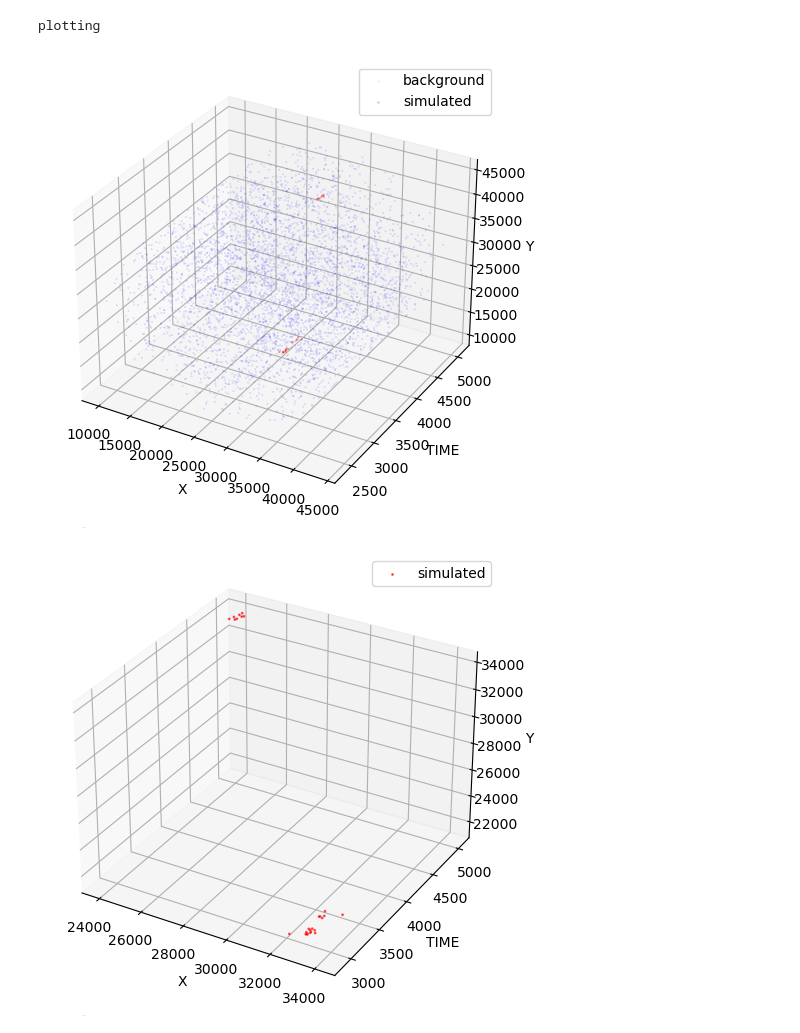
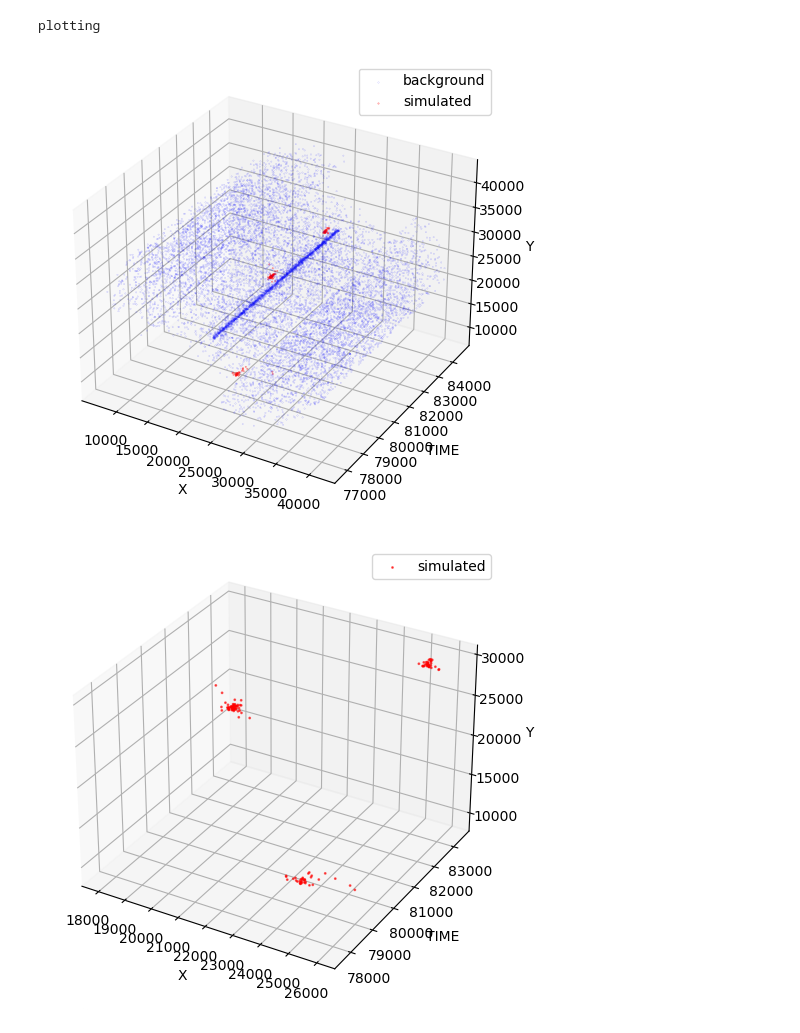
Before and after one commit to Samuele-Colombo/MPTD, a Jupyter notebook: new_approach_multiple_files.ipynb, the cells around one changed output. Drawn from its saved outputs; the diff is of its cells as text; code cells hidden in the pictures.

```diff
--- a/new_approach_multiple_files.ipynb
+++ b/new_approach_multiple_files.ipynb
@@ -950,11 +950,11 @@ def auto_single_file_analysis(filenames, keys, k, rej_thresholds, quantile, max_
 # max_time_interval = 10_000
 # rej_thresholds = (100, 0)
 # %%
-k = 2
+k = 10
 max_threshold = 0.3650823905436266
 max_time_interval = 9130.521246991688
 min_samples = 7
-rej_thresholds = (37,35)
+rej_thresholds = (20,0)
 
 withsim = True
 filters = {"FLAG": (0,4)}
@@ -981,7 +981,7 @@ from astropy.table import Table
 # filenames = [filename for filename in filenames if filename.endswith('PIEVLF0000.FTZ') or fits.open(filename)[0].header["SUBMODE"] == 'PrimeFullWindow']
 # filenames = random.sample(filenames, n)
 # %%
-n = 100
+n = 500
 # Set a fixed seed for replicability
 seed_value = 43
 random.seed(seed_value)
@@ -1208,18 +1215,18 @@ Registered 342.0 false positives (3.56 false positives per observation)
 # %%
 index = int(input("Explore data from least accurate (index=0) to most accurate (index=-1). Index:"))
 # %%
-filename, layers = df[df["Rejection"] == 40].groupby("File").first()[["True Pos", "False Pos","Accuracy", "Iteration"]]\
+filename, layers = df[df["Rejection"] == 10].groupby("File").first()[["True Pos", "False Pos","Accuracy", "Iteration"]]\
     .sort_values(by="Accuracy").reset_index().iloc[index][["File", "Iteration"]]
 layers = int(layers)
 header = fits.open(filename)[0].header
 dataset = MPTDDataset(filename, keys, filters, withsim)
 print("plotting")
 plot_data(dataset.data.x.cpu(), (0.01,0.1), dataset.data.y.cpu().bool(),keys)
 plot_data(dataset.data.x.cpu(), (0.0,1), dataset.data.y.cpu().bool(),keys)
 # %% [output]
 plotting
-[figure, old version]
+[figure, new version]
-[figure, old version]
+[figure, new version]
 # %%
 transformer = ttr.KNNGraph(k=k, force_undirected=True)
 model = SimpleMessage()
```
Also changed, not shown: parts of 11 cells of this notebook, 2 other files.
